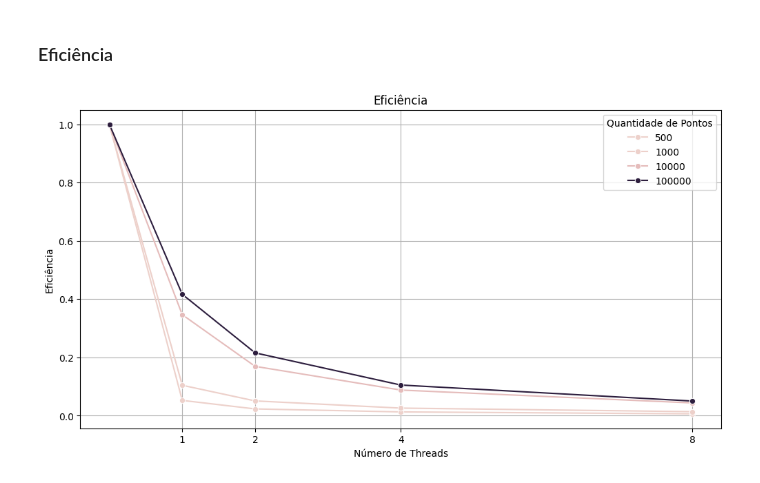
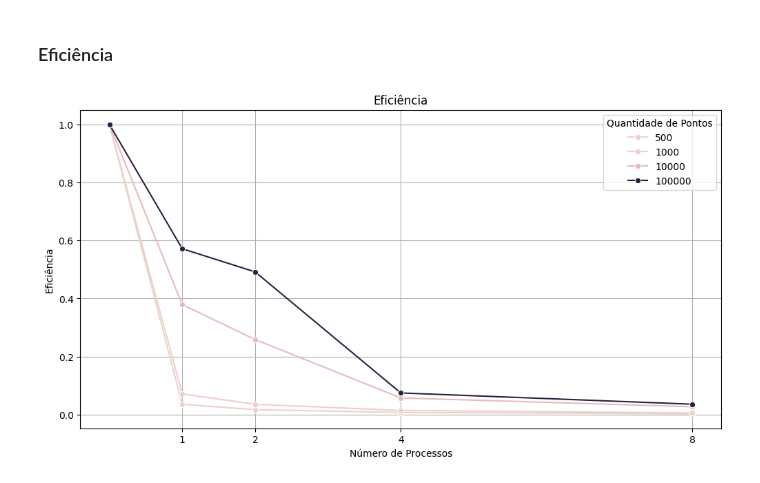
Before and after one commit to Igor-dJS/k-means_concorrente, a Jupyter notebook: logs/analise_log_execucao_kmeans.ipynb, the cells around one changed output. Cells and saved outputs as stored; diff of their text form; code cells hidden in the pictures.

```diff
--- a/logs/analise_log_execucao_kmeans.ipynb
+++ b/logs/analise_log_execucao_kmeans.ipynb
@@ -18,8 +18,7 @@ import matplotlib.pyplot as plt
 * Tempo de finalização
 # %%
 # Carrega o arquivo com tempos de execução
-# OBS/TODO: Ver de trocar termo "threads" por "processos"
-nomes_das_colunas = ['Quantidade de threads', 'Quantidade de Pontos', "Tempo de Processamento"]
-df = pd.read_csv("./log_execucao_kmeans.csv", header=None, names=nomes_das_colunas)
+nomes_das_colunas = ['Quantidade de Processos', 'Quantidade de Pontos', "Tempo de Processamento"]
+df = pd.read_csv("./log_execucao_kmeans_2_clusters_4_cols.csv", header=None, names=nomes_das_colunas)
 df
 # %% [output]
@@ -41,6 +40,6 @@ df
 ### OBS.: Quantidade de threads 0 faz referencia ao sequencial
 # %%
-df_medias = df.groupby(["Quantidade de threads", "Quantidade de Pontos"]).median()
+df_medias = df.groupby(["Quantidade de Processos", "Quantidade de Pontos"]).median()
 df_medias
 # %% [output]
 |  |  | Tempo de Processamento |
@@ -123,14 +122,14 @@ df_medias['Eficiencia'] = df_medias.apply(calc_efic, axis=1)
 # %%
 # Criar o gráfico de linhas com o Seaborn
 plt.figure(figsize=(12, 6))
-sns.lineplot(data=df_medias, x='Quantidade de threads', y='Eficiencia', hue='Quantidade de Pontos', marker='o')
+sns.lineplot(data=df_medias, x='Quantidade de Processos', y='Eficiencia', hue='Quantidade de Pontos', marker='o')
 
 # Configurações do gráfico
 plt.title('Eficiência')
-plt.xlabel('Número de Threads')
+plt.xlabel('Número de Processos')
 plt.ylabel('Eficiência')
 plt.grid(True)
 plt.xticks([1, 2, 4, 8])
 plt.show()
 # %% [output]
-[figure, old version]
+[figure, new version]
```
Also changed, not shown: parts of 5 cells of this notebook, 8 other files.
